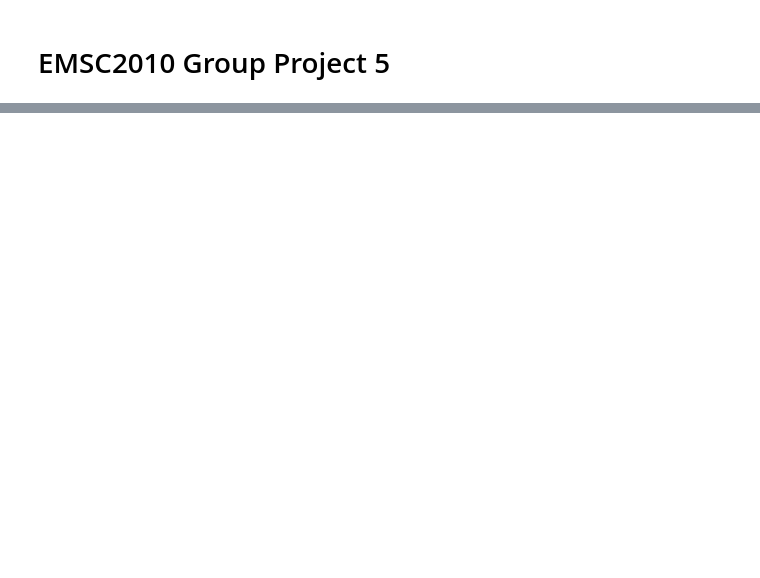
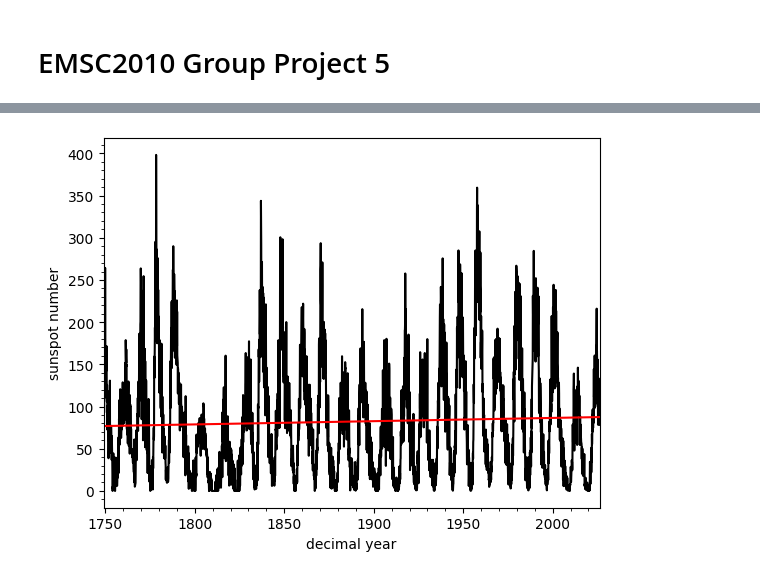
Before and after one commit to Elpog1/EMSC2010-Seismic-Babes-Project-5, a Jupyter notebook: EMSC2010_Group_Project_5.ipynb, the cells around one changed output, grey strips where cells are left out. Cells and saved outputs as stored; diff of their text form; code cells hidden in the pictures; blank space fills up the shorter version.

```diff
--- a/EMSC2010_Group_Project_5.ipynb
+++ b/EMSC2010_Group_Project_5.ipynb
@@ -46,0 +207,11 @@ Repeat text as required.
+# %%
+pp = np.polyfit(year,sunspot_num,1) #fit a trendline to the data
+plt.plot(year,sunspot_num,'k') #plot the original data
+plt.plot(year,np.polyval(pp,year),'r') #plot the trendline
+plt.xlabel('decimal year') #label the x-axis
+plt.ylabel(r'sunspot number') #label the y-axis
+# plt.gca().invert_yaxis() #invert the y-axis
+plt.xlim([min(year),max(year)]) #limit the x-axis to the actual data range
+plt.minorticks_on() #add minorticks
+# %% [output]
+[figure, added]
```
Also changed, not shown: parts of 36 cells of this notebook.
